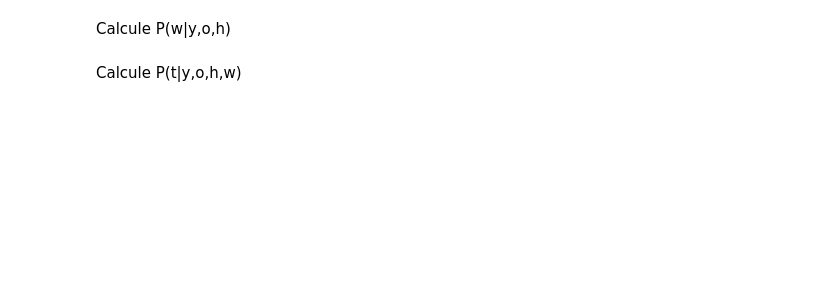
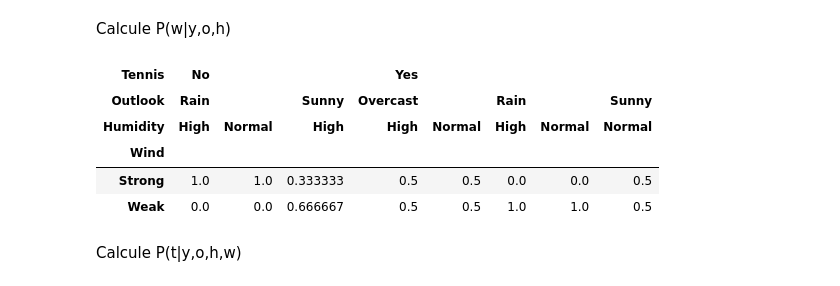
Before and after one commit to octarevetria/IA_Generativa, a Jupyter notebook: Tennis/Tennis/Tennis.ipynb, the cells around one changed output. Cells and saved outputs as stored; diff of their text form; code cells hidden in the pictures; blank space fills up the shorter version.

```diff
--- a/Tennis/Tennis/Tennis.ipynb
+++ b/Tennis/Tennis/Tennis.ipynb
@@ -173,2 +372,15 @@ p_w_yoh
+# %%
+p_w_yoh = pd.crosstab(index=df['Wind'], columns=[df['Tennis'],df['Outlook'],df['Humidity']], normalize='columns')
+
+p_w_yoh = p_w_yoh.fillna(0)
+
+p_w_yoh
+# %% [output]
+| Tennis | No |  |  | Yes |  |  |  |  |
+| Outlook | Rain |  | Sunny | Overcast |  | Rain |  | Sunny |
+| Humidity | High | Normal | High | High | Normal | High | Normal | Normal |
+| Wind |  |  |  |  |  |  |  |  |
+| Strong | 1.0 | 1.0 | 0.333333 | 0.5 | 0.5 | 0.0 | 0.0 | 0.5 |
+| Weak | 0.0 | 0.0 | 0.666667 | 0.5 | 0.5 | 1.0 | 1.0 | 0.5 |
 # %% [markdown]
 Calcule P(t|y,o,h,w)
```
Also changed, not shown: parts of 36 cells of this notebook.
